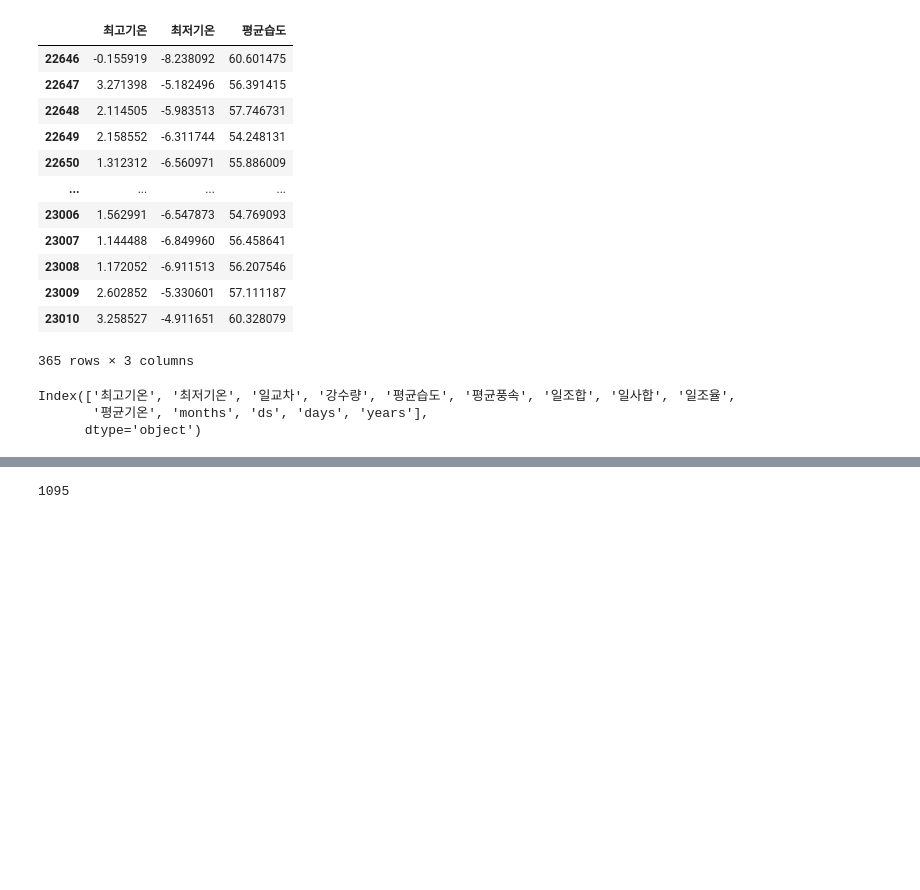
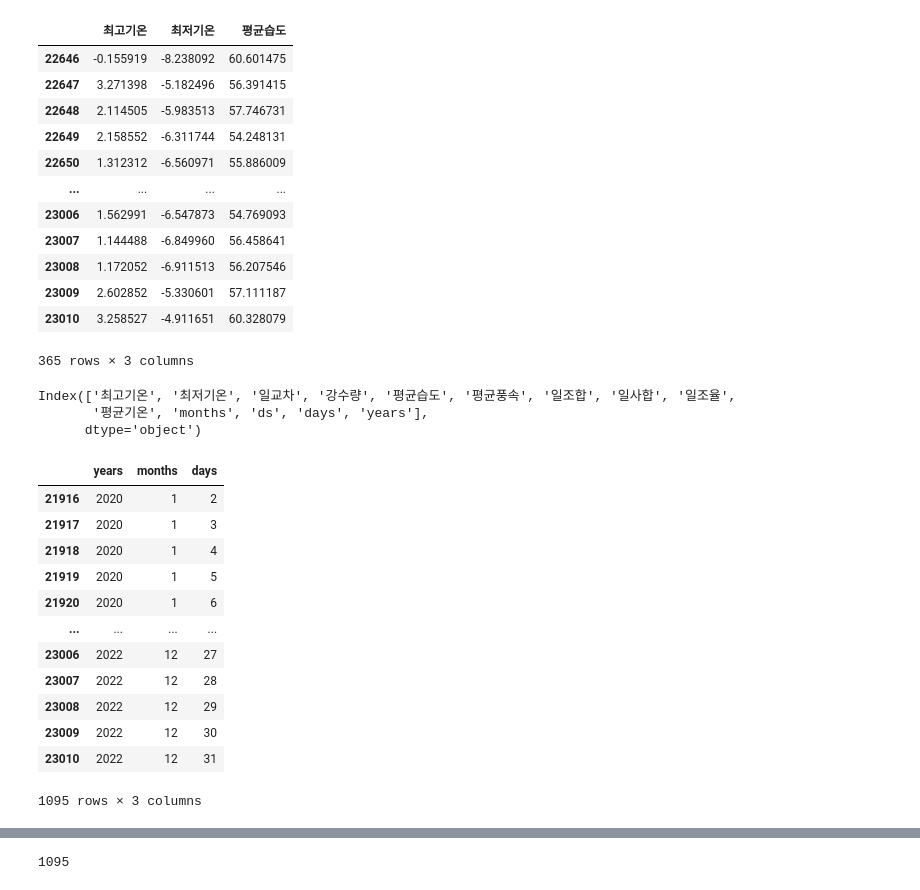
Before and after one commit to Minsung-commit/workbench, a Jupyter notebook: Daicon/날씨예측/modeling2.ipynb, the cells around one changed output, grey strips where cells are left out. Saved outputs shown, nothing was run; the diff lists cells and outputs as text; code cells hidden in the pictures; blank space fills up the shorter version.

```diff
--- a/Daicon/날씨예측/modeling2.ipynb
+++ b/Daicon/날씨예측/modeling2.ipynb
@@ -452,3 +453,19 @@ Index(['최고기온', '최저기온', '일교차', '강수량', '평균습도',
       dtype='object')
 # %%
 labels = ["최고기온", "최저기온", "평균습도", "평균풍속","일사합", "일조율", "강수량"]
+# %%
+X_test
+# %% [output]
+|  | years | months | days |
+| 21916 | 2020 | 1 | 2 |
+| 21917 | 2020 | 1 | 3 |
+| 21918 | 2020 | 1 | 4 |
+| 21919 | 2020 | 1 | 5 |
+| 21920 | 2020 | 1 | 6 |
+| ... | ... | ... | ... |
+| 23006 | 2022 | 12 | 27 |
+| 23007 | 2022 | 12 | 28 |
+| 23008 | 2022 | 12 | 29 |
+| 23009 | 2022 | 12 | 30 |
+| 23010 | 2022 | 12 | 31 |
+1095 rows × 3 columns
```
Also changed, not shown: parts of 19 cells of this notebook, 3 other files.
